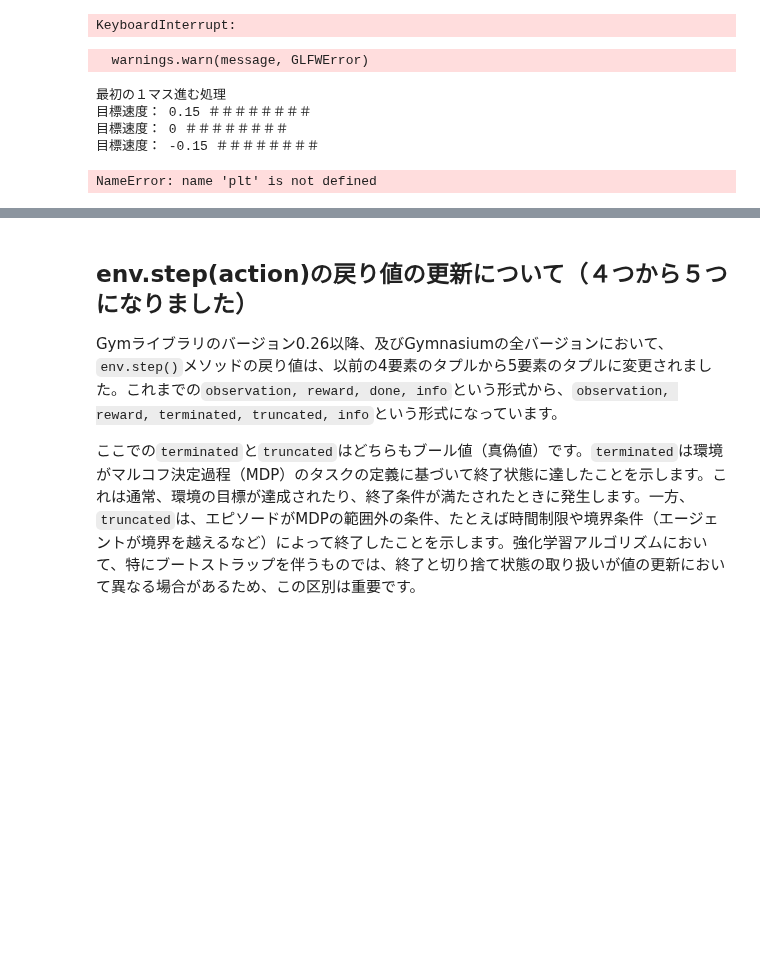
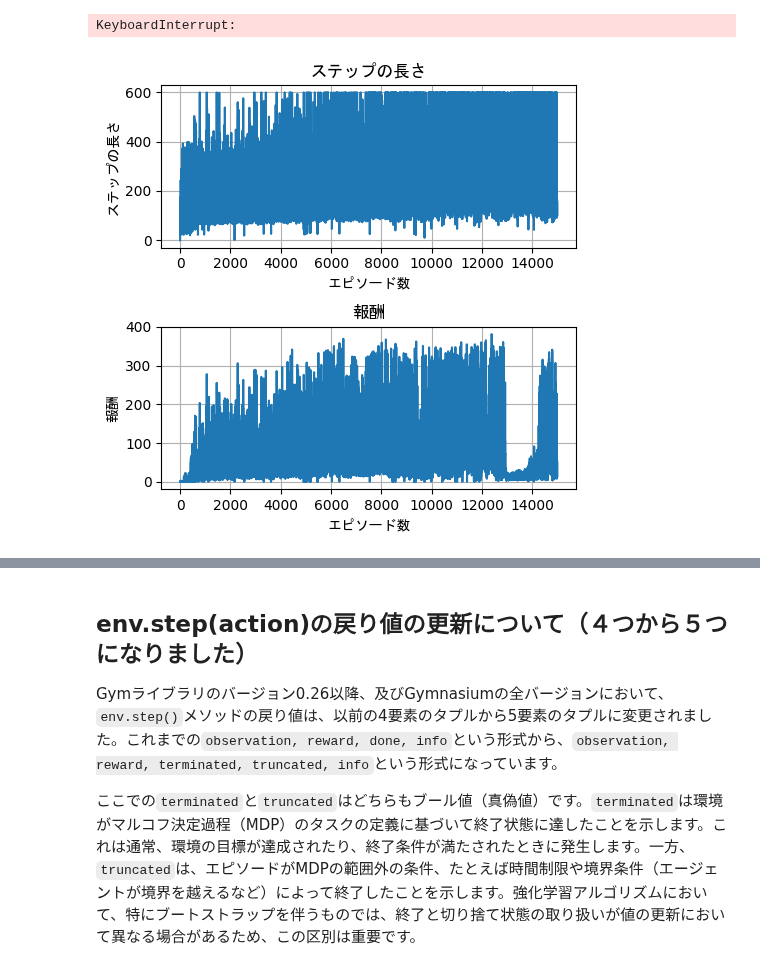
Before and after one commit to ShibuyaAtsushi/sibuya, a Jupyter notebook: gym/右回り環境.ipynb, the cells around one changed output, grey strips where cells are left out. Saved outputs shown, nothing was run; the diff lists cells and outputs as text; code cells hidden in the pictures; blank space fills up the shorter version.

```diff
--- a/gym/右回り環境.ipynb
+++ b/gym/右回り環境.ipynb
@@ -505,14 +521,14 @@ start_time = datetime.datetime.now().replace(microsecond=0)
 env = gym.make("MouseRightEnv-v0", render_mode="human")
 # video_path = "./"  # 保存先のpath
 # env = RecordVideo(env, video_path, video_length=500)
-# env.model.opt.timestep = 0.01  # タイムステップを設定 RecordVideoする場合はそれ以降に書かないとerrorが出る
+env.model.opt.timestep = 0.01  # タイムステップを設定 RecordVideoする場合はそれ以降に書かないとerrorが出る
 
 model = PPO("MlpPolicy", env, verbose=0)
 # model = PPO.load('okiro',env)
 # render_freq = 1000  # 1000ステップごとにレンダリング
 # callback = CustomCallback(render_freq)
-for i in range(100):
-    model.learn(total_timesteps=120000)#progress_bar = True, callback=callback)
+for i in range(199999999900):
+    model.learn(total_timesteps=60000)#progress_bar = True, callback=callback)
 
     # # モデルのテスト
     # obs, _ = env.reset()  # ここを修正
@@ -536,7 +552,7 @@ for i in range(100):
     #         # print(obs)
     #         obs, _ = env.reset() # エピソードが終了したら、環境をリセット
     #モデルの保存 (1)
-    model.save('0.0001nosekai')
+    model.save('terminated_no_survive_reward')
     # model.save('hidarimawari_housyuu_godsight_onlyxy_notight')
     end_time = datetime.datetime.now().replace(microsecond=0)
     total_time = end_time - start_time
@@ -564,6 +580,33 @@ env.close()
 c:\Users\atusi\anaconda3\envs\gymenv\Lib\site-packages\glfw\__init__.py:916: GLFWError: (65537) b'The GLFW library is not initialized'
   warnings.warn(message, GLFWError)
 KeyboardInterrupt:
+# %%
+import matplotlib.pyplot as plt
+
+plt.figure(figsize=(5, 5))  # 図のサイズを設定
+
+# ステップの長さのグラフ
+plt.subplot(2, 1, 1)  # 2行1列のグリッドの1番目
+plt.title("ステップの長さ", fontname="MS Gothic")
+plt.grid()
+plt.xlabel("エピソード数", fontname="MS Gothic")
+plt.ylabel("ステップの長さ", fontname="MS Gothic")
+t = list(range(len(env.stepcount_graph)))
+plt.plot(t, env.stepcount_graph, linestyle='solid')
+
+# 報酬のグラフ
+plt.subplot(2, 1, 2)  # 2行1列のグリッドの2番目
+plt.title("報酬", fontname="MS Gothic")
+plt.grid()
+plt.xlabel("エピソード数", fontname="MS Gothic")
+plt.ylabel("報酬", fontname="MS Gothic")
+t2 = list(range(len(env.epi_reward_graph)))
+plt.plot(t2, env.epi_reward_graph, linestyle='solid')
+
+plt.tight_layout()  # グラフ間のスペースを調整
+plt.show()
+# %% [output]
+[figure, added]
 # %%
 # 推論
 import gymnasium as gym
@@ -641,8 +684,6 @@ plt.plot(t, env.reward_graph, linestyle='solid', label="報酬")
 plt.legend()
 # 環境のクローズ
 env.close()
-# %% [output]
-  warnings.warn(message, GLFWError)
 # %%
 import gymnasium as gym
 from stable_baselines3 import SAC, PPO
@@ -1069,11 +1110,6 @@ with mujoco.viewer.launch_passive(model, data, key_callback=key_callback) as vie
         model, data, mouse_xpos, mouse_ypos, mouse_rad_vel, mouse_angle_rad, pre_odm_right, pre_odm_left = right_curve(model, data, mouse_xpos, mouse_ypos, mouse_vel, mouse_angle_rad, pre_odm_right, pre_odm_left, kp=0.57, ki=0.05,) #右にカーブ
         print("xpos:",mouse_xpos)
         print("ypos:",mouse_ypos)
-# %% [output]
-最初の１マス進む処理
-目標速度： 0.15 ＃＃＃＃＃＃＃＃
-目標速度： 0 ＃＃＃＃＃＃＃＃
-目標速度： -0.15 ＃＃＃＃＃＃＃＃
 # %%
 def RLaction(obs, model):
     import gymnasium as gym
@@ -1196,8 +1232,6 @@ plt.ylabel("速度[m/s]", fontname="MS Gothic")
 t = list(range(len(env.reward_graph)))  # 0から始まるインデックスのリストを作成
 plt.plot(t, env.reward_graph, linestyle='solid', label="報酬")
 plt.legend()
-# %% [output]
-NameError: name 'plt' is not defined
 # %%
 plt.title("オドメトリ", fontname="MS Gothic")
 plt.grid()
```
Also changed, not shown: parts of 5 cells of this notebook, 13 other files.
